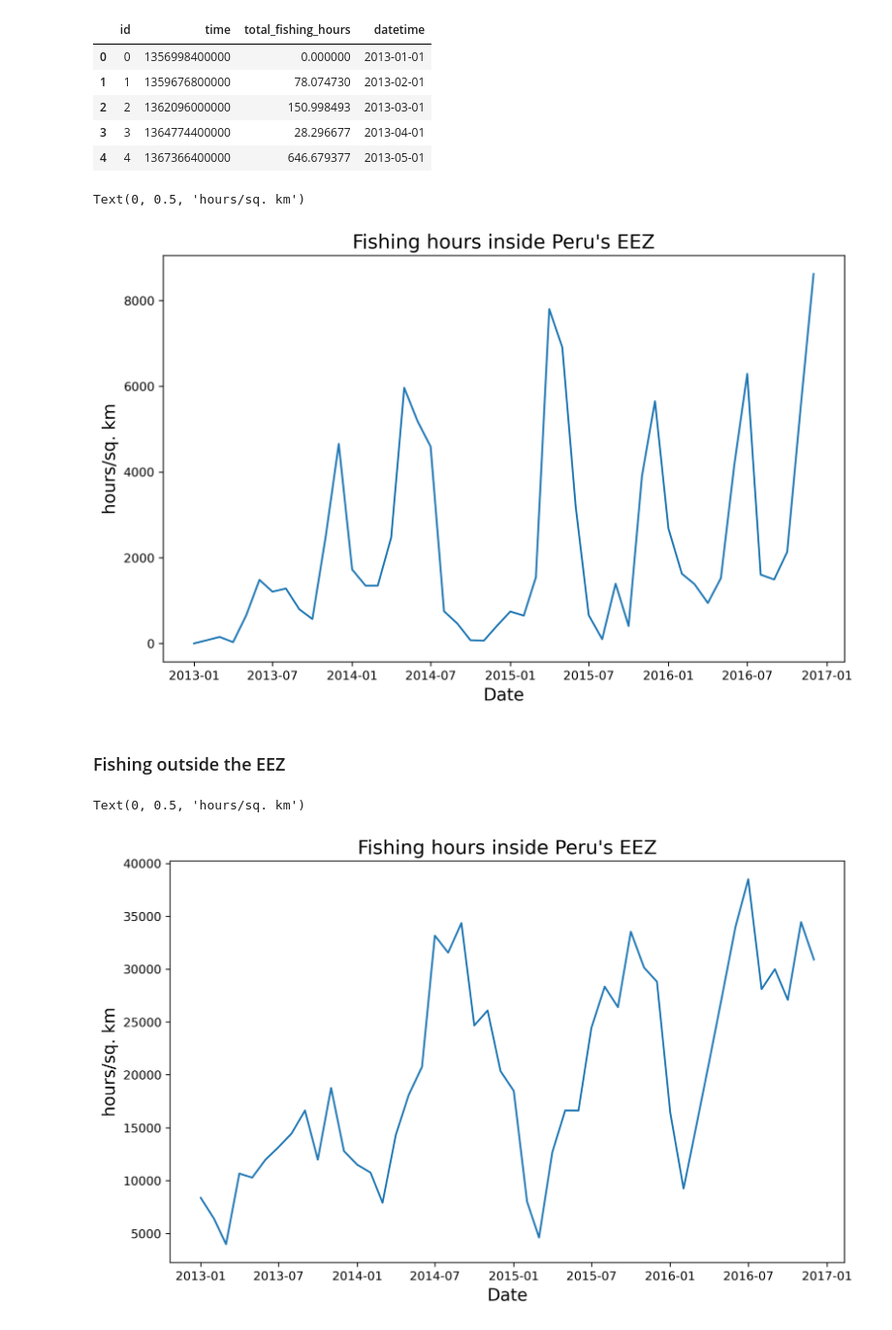
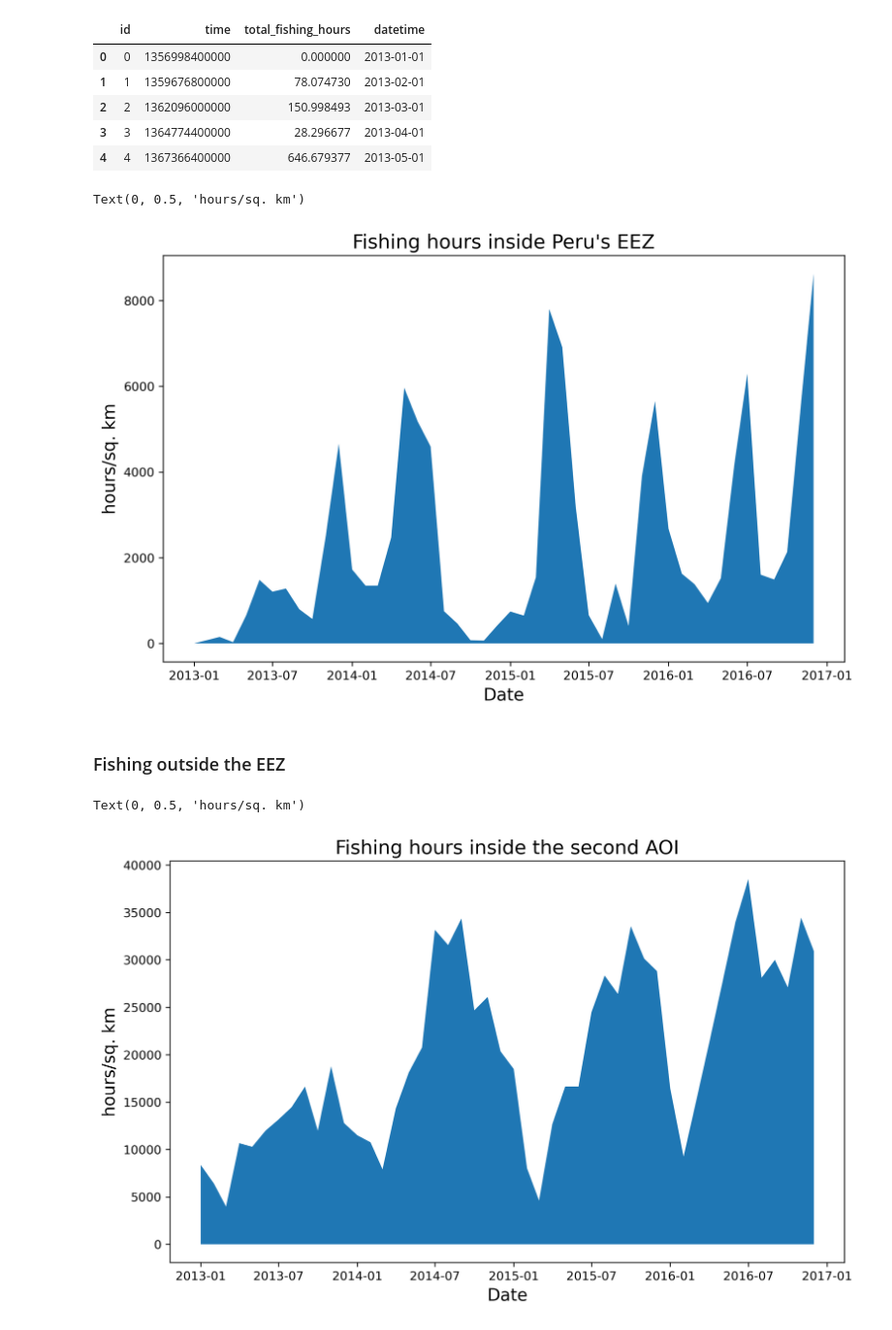
Before and after one commit to jessicafrench/Peruvian-Fisheries-Analysis, a Jupyter notebook: time_series_FINAL.ipynb, the cells around one changed output. Shown: that part at 97% size. Drawn from its saved outputs; the diff is of its cells as text; code cells hidden in the pictures.

Commit message:
area chart update

```diff
--- a/time_series_FINAL.ipynb
+++ b/time_series_FINAL.ipynb
@@ -135,42 +135,41 @@ df.head()
 | 4 | 4 | 1367366400000 | 646.679377 | 2013-05-01 |
 # %%
 plt.figure(figsize=(10, 6), dpi=300)   # create a new figure, set size and resolution (dpi)
-plt.plot(df['datetime'],df['total_fishing_hours'])   # add data to the plot
+plt.fill_between(df['datetime'],df['total_fishing_hours'])   # add data to the plot
 plt.title("Fishing hours inside Peru's EEZ", fontsize=16)
 plt.xlabel('Date', fontsize=14)
 plt.ylabel('hours/sq. km', fontsize=14)
 # %% [output]
 Text(0, 0.5, 'hours/sq. km')
-[figure, old version]
+[figure, new version]
 # %% [markdown]
 ### Fishing outside the EEZ
 # %%
 # Function to summarize fishing monthly data inside and outside the EEZ
 def aoi_sum(img):
     sum = img.reduceRegion(reducer=ee.Reducer.sum(), geometry=aoi_2,
                            scale=1113.2)
     return img.set('time', img.date().millis()).set('sum',sum)
 
 aoi_reduced_imgs = byMonth.map(aoi_sum)
 nested_list = aoi_reduced_imgs.reduceColumns(ee.Reducer.toList(2), ['time','sum']).values().get(0)
 
 # Converting GEE data to Pandas and rearranging it for its representation
 df2 = pd.DataFrame(nested_list.getInfo(), columns=['time','sum'])
 df2['sum'] = df2['sum'].apply(lambda x: x.get('sum'))
 df2.rename(columns = {'sum':'total_fishing_hours'}, inplace = True)
 df2["id"] = df2.index
 first_column = df2.pop('id')
 df2.insert(0, 'id', first_column)
 df2['datetime'] = pd.to_datetime(df2['time'], unit='ms')
 df2['datetime'] = pd.to_datetime(df2['datetime'],format="%Y%m%d")
-df2.head()
 
 # Ploting time series
 plt.figure(figsize=(10, 6), dpi=300)
-plt.plot(df2['datetime'],df2['total_fishing_hours'])
-plt.title("Fishing hours inside Peru's EEZ", fontsize=16)
+plt.fill_between(df2['datetime'],df2['total_fishing_hours'])
+plt.title("Fishing hours inside the second AOI", fontsize=16)
 plt.xlabel('Date', fontsize=14)
 plt.ylabel('hours/sq. km', fontsize=14)
 # %% [output]
 Text(0, 0.5, 'hours/sq. km')
-[figure, old version]
+[figure, new version]
```
Also changed, not shown: parts of 3 cells of this notebook.
